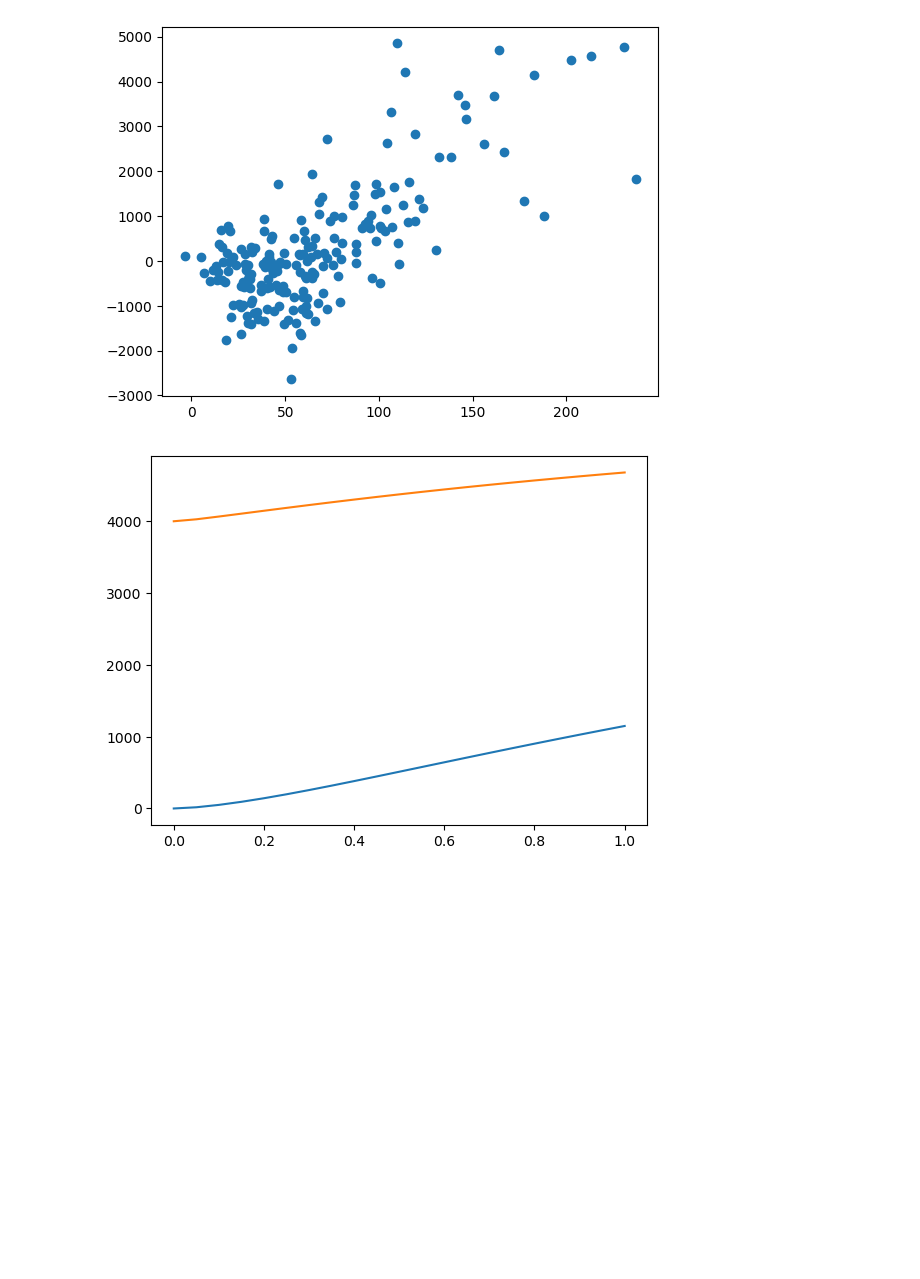
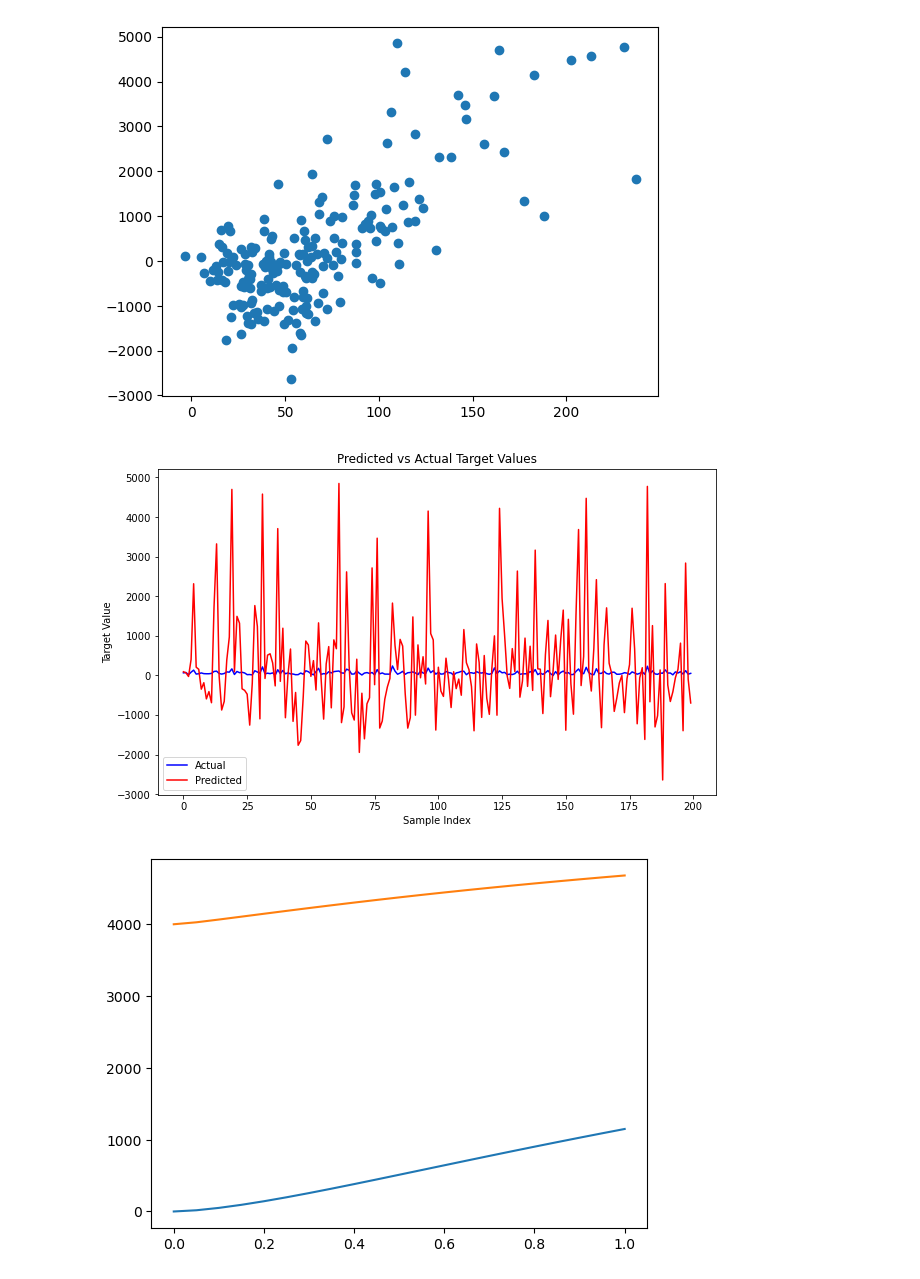
Before and after one commit to itsatefe/Machine-Learning, a Jupyter notebook: HW4/ML_HW4.ipynb, the cells around one changed output. Saved outputs shown, nothing was run; the diff lists cells and outputs as text; code cells hidden in the pictures; blank space fills up the shorter version.

```diff
--- a/HW4/ML_HW4.ipynb
+++ b/HW4/ML_HW4.ipynb
@@ -386,6 +401,11 @@ plt.scatter(val_labels, klr.predict(val_data))
 # %% [output]
 <matplotlib.collections.PathCollection at 0x...>
 [figure]
+# %%
+predicted_labels = klr.predict(val_data)
+plot_labels(val_labels,predicted_labels)
+# %% [output]
+[figure, added]
 # %%
 betas = np.arange(0, 1.01, 0.05)
 tr_loss = []
```
Also changed, not shown: parts of 10 cells of this notebook.
